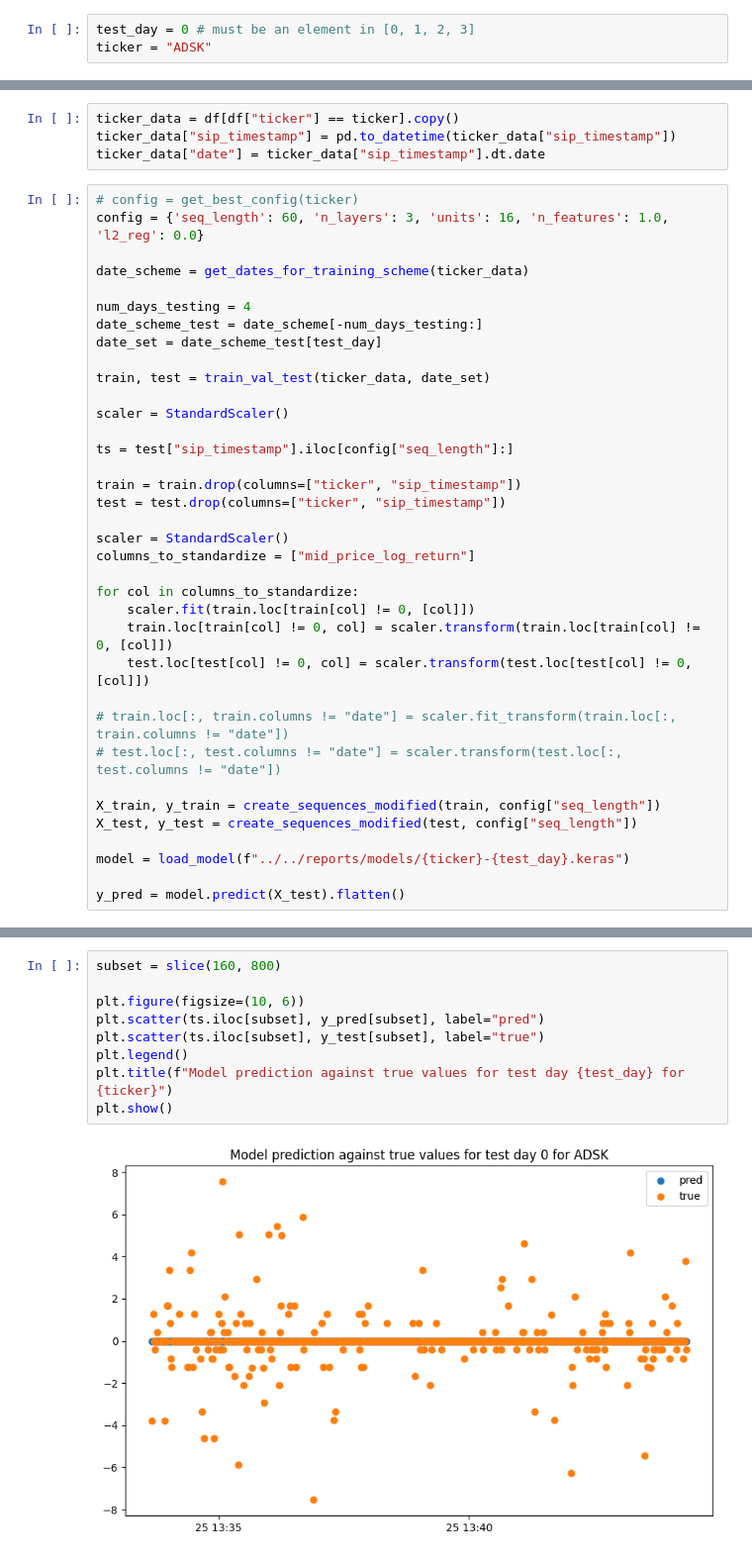
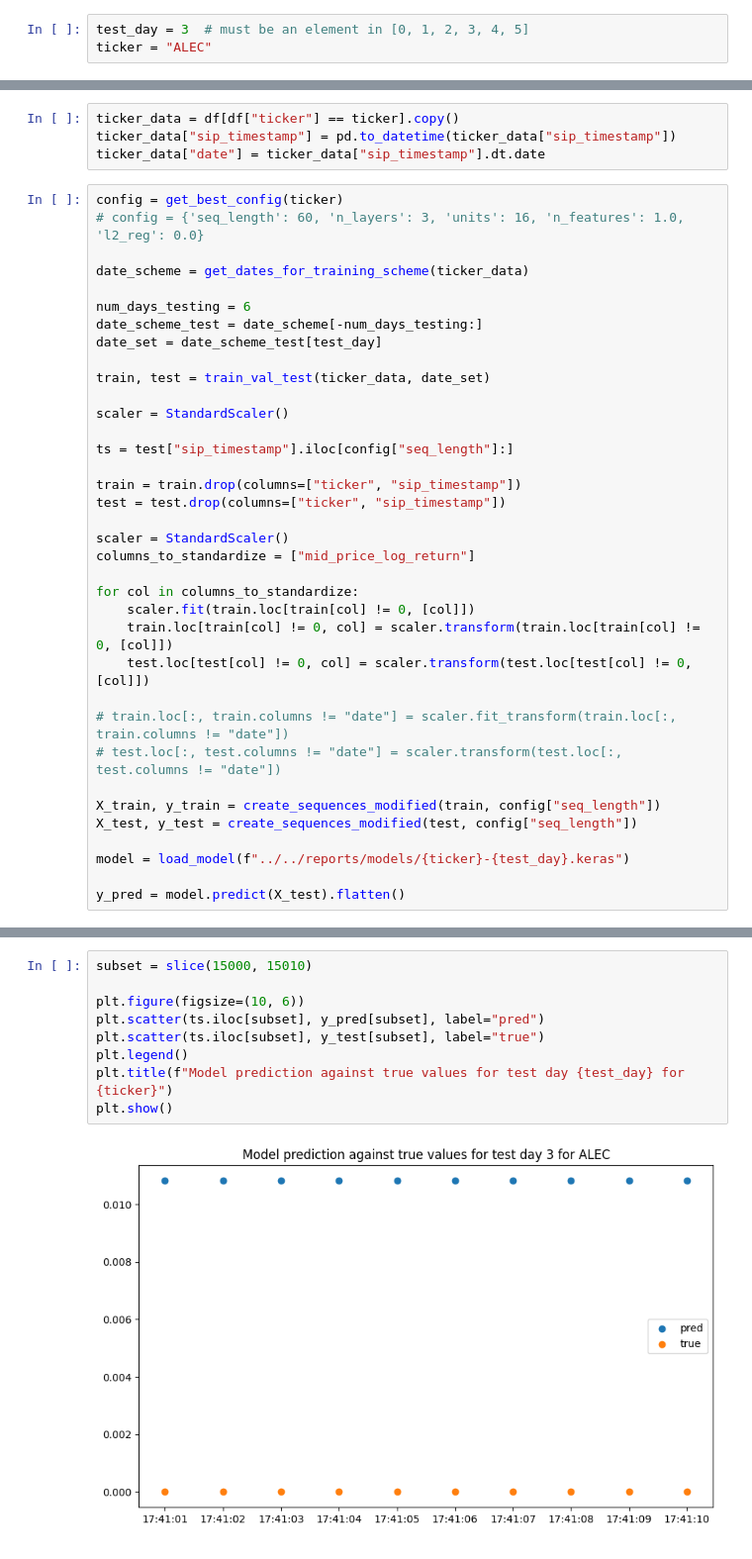
Before and after one commit to Sondringsen/ProjectThesis, a Jupyter notebook: notebooks/models/lstm_inspection.ipynb, the cells around one changed output, grey strips where cells are left out. Shown at 99% size. Drawn from its saved outputs; the diff is of its cells as text.

```diff
--- a/notebooks/models/lstm_inspection.ipynb
+++ b/notebooks/models/lstm_inspection.ipynb
@@ -7,8 +7,8 @@ import matplotlib.pyplot as plt
 # %% [markdown]
 ## Some parameters
 # %%
-test_day = 0 # must be an element in [0, 1, 2, 3]
-ticker = "ADSK"
+test_day = 3  # must be an element in [0, 1, 2, 3, 4, 5]
+ticker = "ALEC"
 # %% [markdown]
 ## Helper functions copied from src/models/lstm.py
 # %%
@@ -109,12 +109,12 @@ ticker_data = df[df["ticker"] == ticker].copy()
 ticker_data["sip_timestamp"] = pd.to_datetime(ticker_data["sip_timestamp"])
 ticker_data["date"] = ticker_data["sip_timestamp"].dt.date
 # %%
-# config = get_best_config(ticker)
-config = {'seq_length': 60, 'n_layers': 3, 'units': 16, 'n_features': 1.0, 'l2_reg': 0.0}
+config = get_best_config(ticker)
+# config = {'seq_length': 60, 'n_layers': 3, 'units': 16, 'n_features': 1.0, 'l2_reg': 0.0}
 
 date_scheme = get_dates_for_training_scheme(ticker_data)
 
-num_days_testing = 4
+num_days_testing = 6
 date_scheme_test = date_scheme[-num_days_testing:]
 date_set = date_scheme_test[test_day]
 
@@ -162,14 +170,14 @@ test.plot()
 # %%
-subset = slice(160, 800)
+subset = slice(15000, 15010)
 
 plt.figure(figsize=(10, 6))
 plt.scatter(ts.iloc[subset], y_pred[subset], label="pred")
 plt.scatter(ts.iloc[subset], y_test[subset], label="true")
 plt.legend()
 plt.title(f"Model prediction against true values for test day {test_day} for {ticker}")
 plt.show()
 # %% [output]
-[figure, old version]
+[figure, new version]
 # %%
 plt.figure(figsize=(10, 6))
 plt.plot(ts.iloc[60:], y_pred[60:], label="pred", alpha=0.5)
```
Also changed, not shown: parts of 6 cells of this notebook, 4 other files.
